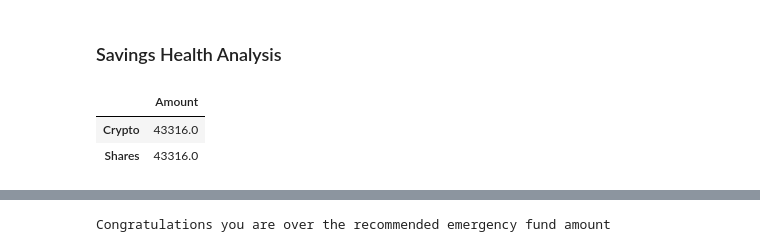
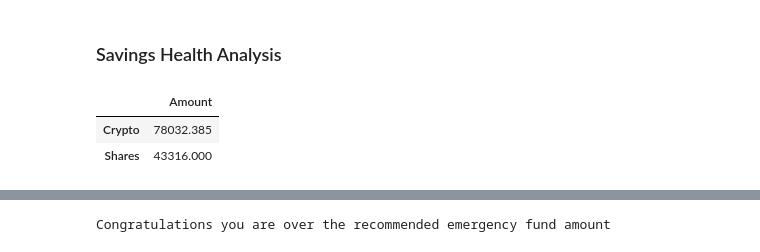
Before and after one commit to bredakyl94/API_finance_calculations, a Jupyter notebook: financial-planner.ipynb, the cells around one changed output, grey strips where cells are left out. Saved outputs shown, nothing was run; the diff lists cells and outputs as text; code cells hidden in the pictures.

```diff
--- a/financial-planner.ipynb
+++ b/financial-planner.ipynb
@@ -122,22 +122,18 @@ The current value of your 200 AGG shares is $22803.00
 # %%
 # Set monthly household income
 monthly_income = 12000
 
 # Create savings DataFrame
-total_portfolio = {
-    "Amount": [my_btc_value + my_eth_value],
-    "Amount": [my_spy_value + my_agg_value ]
-}
-#total_portfolio = {'Amount': [my_btc_value + my_eth_value, my_spy_value + my_agg_value]}
+total_portfolio = { "Amount": [my_btc_value + my_eth_value, my_spy_value + my_agg_value]}
 
 df_savings = pd.DataFrame(total_portfolio, index=['Crypto','Shares'])
 
 # Display savings DataFrame
 df_savings
 # %% [output]
 |  | Amount |
-| Crypto | 43316.0 |
-| Shares | 43316.0 |
+| Crypto | 78032.385 |
+| Shares | 43316.000 |
 # %%
 # Plot savings pie chart
 df_savings.plot(kind='pie', subplots = True)
```
Also changed, not shown: parts of 9 cells of this notebook.
